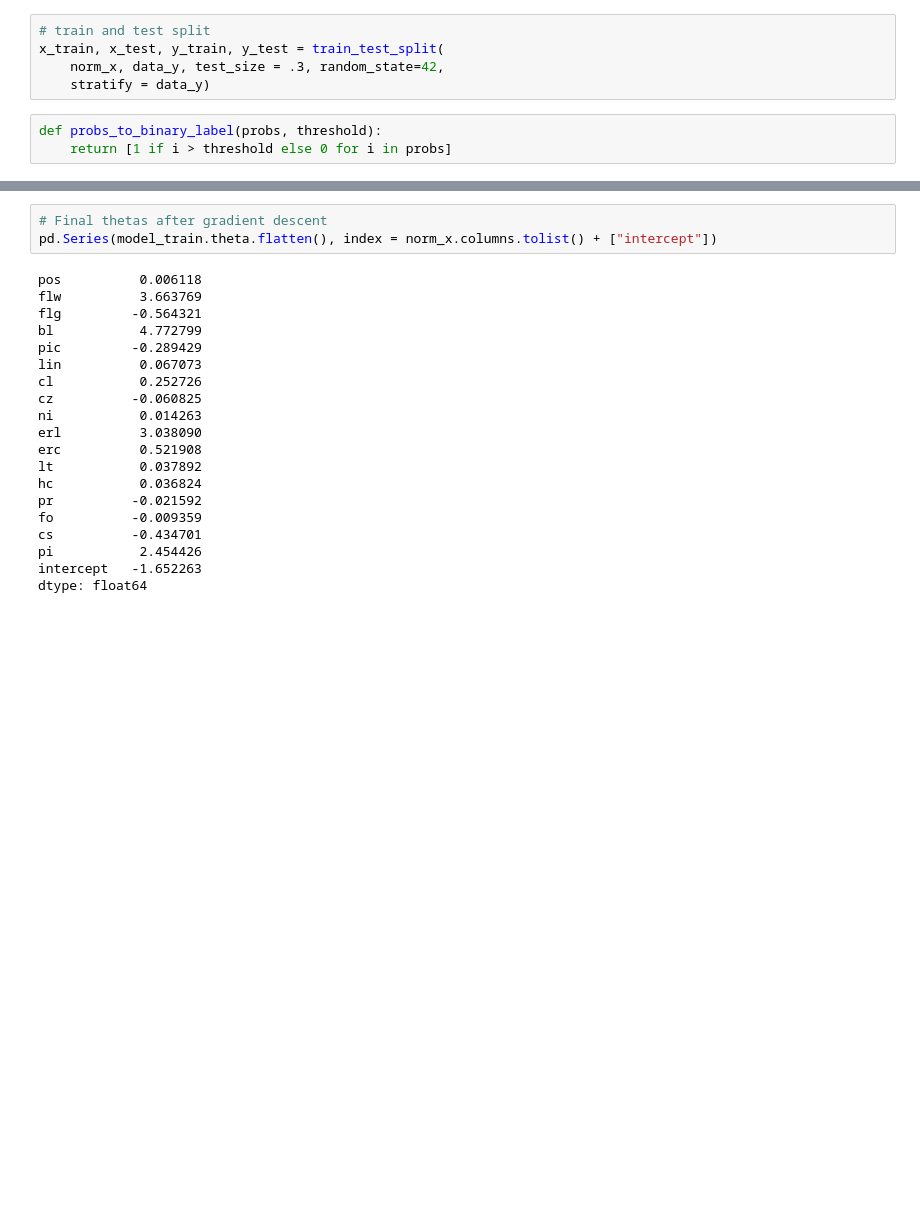
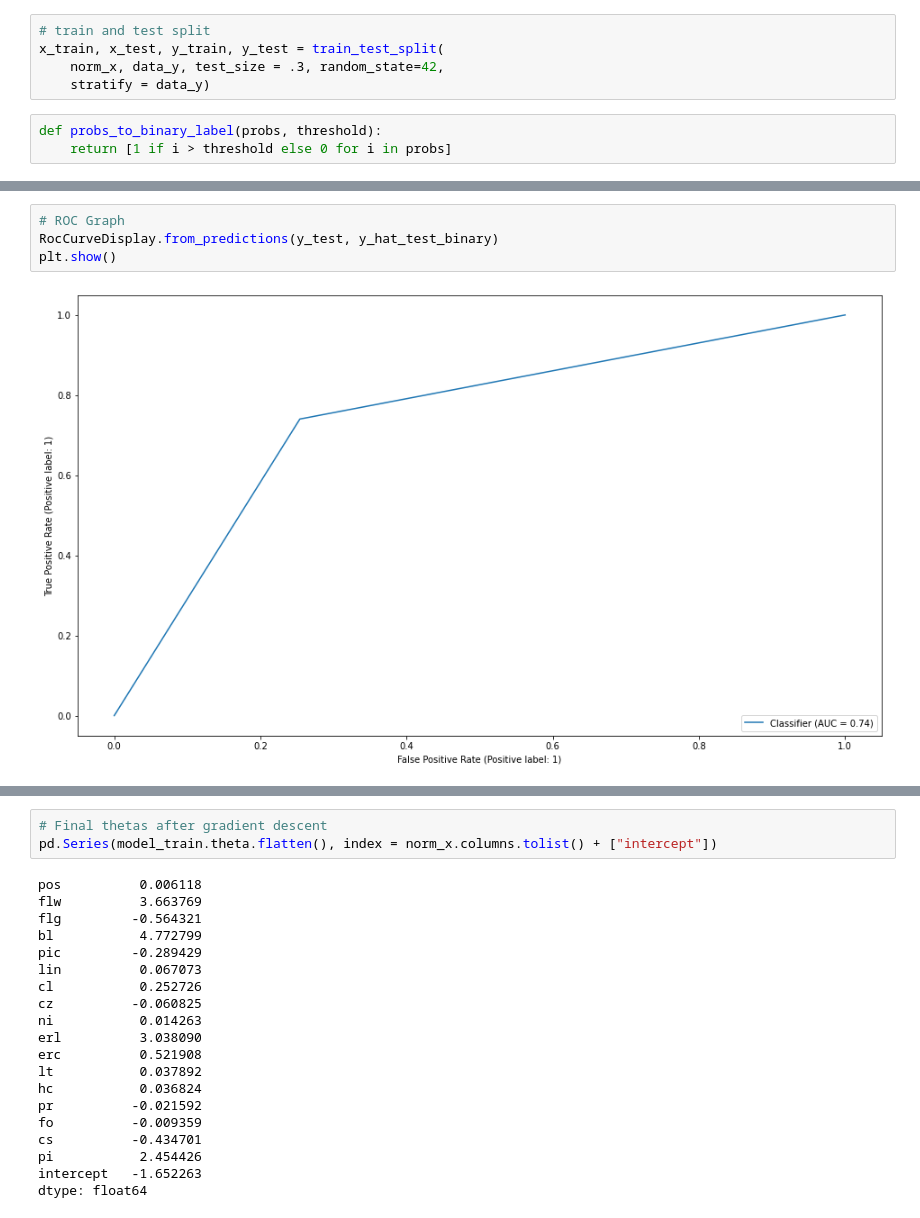
Before and after one commit to yilewang/NeuralNetMath_Project, a Jupyter notebook: fast_logistic_regression.ipynb, the cells around one changed output, grey strips where cells are left out. Drawn from its saved outputs; the diff is of its cells as text; blank space fills up the shorter version.

```diff
--- a/fast_logistic_regression.ipynb
+++ b/fast_logistic_regression.ipynb
@@ -225,0 +232,6 @@ The accuracy of the Logistic regression in testing dataset is 0.7431370548015104
+# %%
+# ROC Graph
+RocCurveDisplay.from_predictions(y_test, y_hat_test_binary)
+plt.show()
+# %% [output]
+[figure, added]
```
Also changed, not shown: parts of 13 cells of this notebook.
